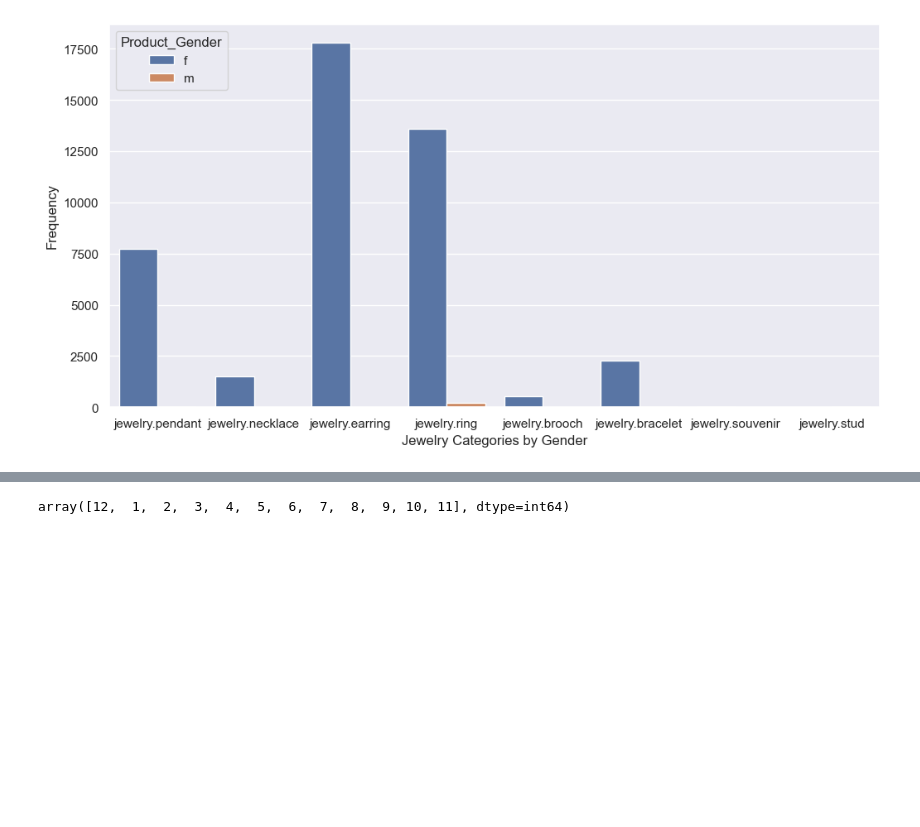
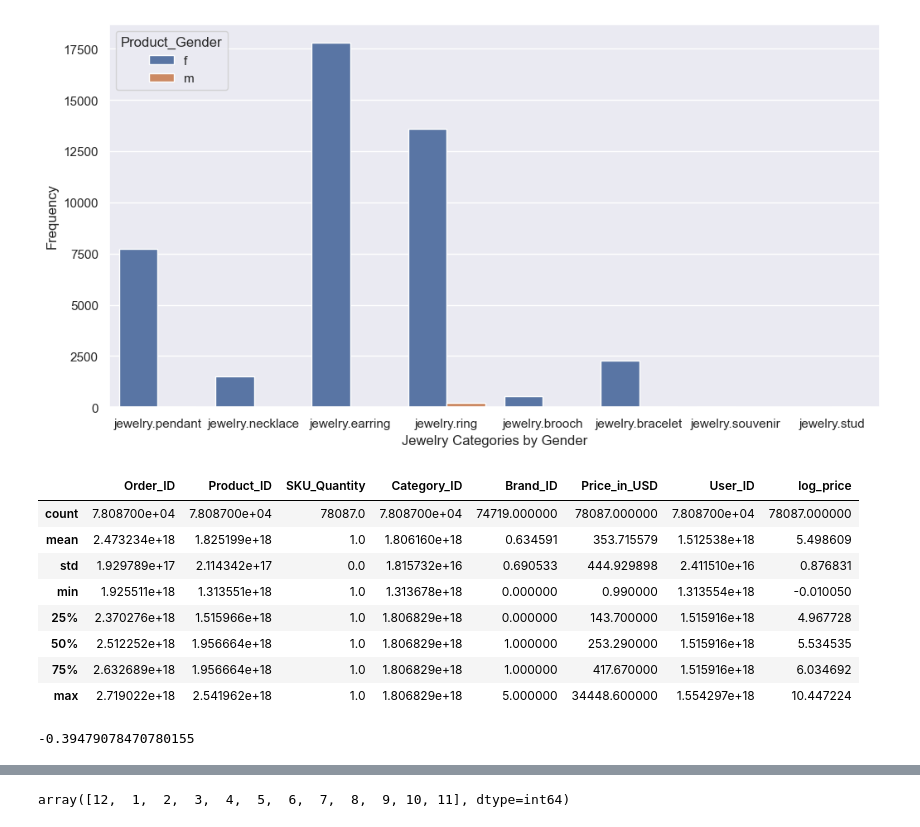
Before and after one commit to TestimOnyOni/OptimumJewelryPrice, a Jupyter notebook: Notebooks/OptimumJewelryPricing.ipynb, the cells around one changed output, grey strips where cells are left out. Saved outputs shown, nothing was run; the diff lists cells and outputs as text; code cells hidden in the pictures; blank space fills up the shorter version.

```diff
--- a/Notebooks/OptimumJewelryPricing.ipynb
+++ b/Notebooks/OptimumJewelryPricing.ipynb
@@ -406,3 +411,15 @@ plt.show(); plt.close()
+# %%
+data_set.describe()
+# %% [output]
+|  | Order_ID | Product_ID | SKU_Quantity | Category_ID | Brand_ID | Price_in_USD | User_ID | log_price |
+| count | 7.808700e+04 | 7.808700e+04 | 78087.0 | 7.808700e+04 | 74719.000000 | 78087.000000 | 7.808700e+04 | 78087.000000 |
+| mean | 2.473234e+18 | 1.825199e+18 | 1.0 | 1.806160e+18 | 0.634591 | 353.715579 | 1.512538e+18 | 5.498609 |
+| std | 1.929789e+17 | 2.114342e+17 | 0.0 | 1.815732e+16 | 0.690533 | 444.929898 | 2.411510e+16 | 0.876831 |
+| min | 1.925511e+18 | 1.313551e+18 | 1.0 | 1.313678e+18 | 0.000000 | 0.990000 | 1.313554e+18 | -0.010050 |
+| 25% | 2.370276e+18 | 1.515966e+18 | 1.0 | 1.806829e+18 | 0.000000 | 143.700000 | 1.515916e+18 | 4.967728 |
+| 50% | 2.512252e+18 | 1.956664e+18 | 1.0 | 1.806829e+18 | 1.000000 | 253.290000 | 1.515916e+18 | 5.534535 |
+| 75% | 2.632689e+18 | 1.956664e+18 | 1.0 | 1.806829e+18 | 1.000000 | 417.670000 | 1.515916e+18 | 6.034692 |
+| max | 2.719022e+18 | 2.541962e+18 | 1.0 | 1.806829e+18 | 5.000000 | 34448.600000 | 1.554297e+18 | 10.447224 |
 # %%
 # DateTime analysis - see if price varies with month of the year
 # Get YearOfOrder and OrderMonth from the DateTime column
@@ -413,3 +430,8 @@ data_set['Order_DateTime'] = pd.to_datetime(data_set['Order_DateTime'], utc=True
 # Create new columns for year and month
 data_set['Year'] = data_set['Order_DateTime'].dt.year
 data_set['Month'] = data_set['Order_DateTime'].dt.month
+# %%
+# log_price skew
+data_set["log_price"].skew()
+# %% [output]
+-0.39479078470780155
```
Also changed, not shown: parts of 40 cells of this notebook.
